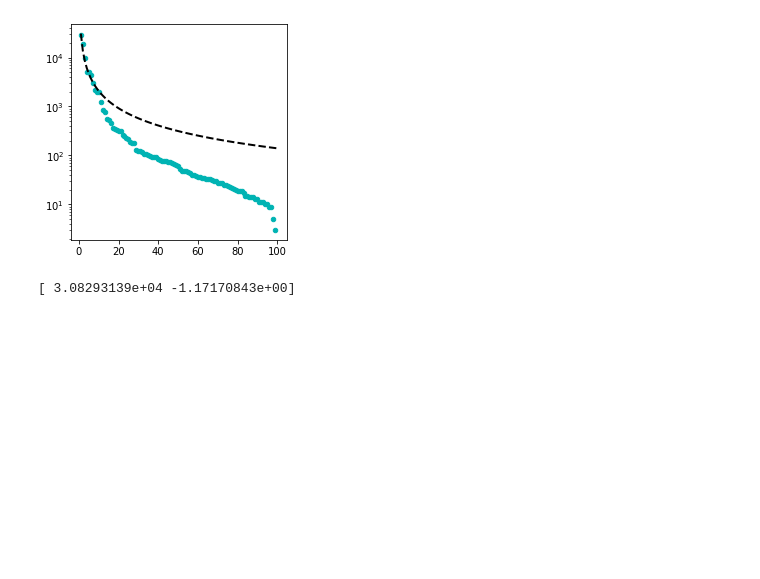
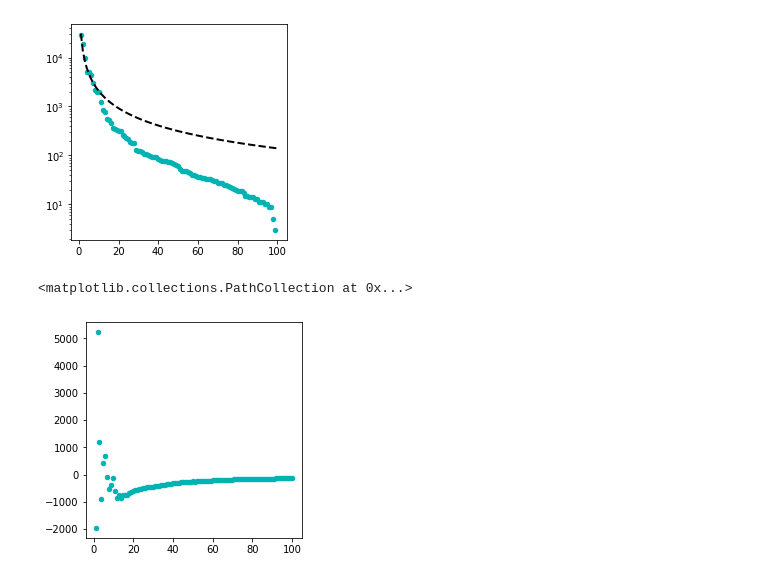
Before and after one commit to fedeb95/memes, a Jupyter notebook: Untitled.ipynb, the cells around one changed output. Saved outputs shown, nothing was run; the diff lists cells and outputs as text; code cells hidden in the pictures; blank space fills up the shorter version.

Commit message:
add exponential and residuals

```diff
--- a/Untitled.ipynb
+++ b/Untitled.ipynb
@@ -54,8 +58,11 @@ def power_law(x, a, b):
+# %%
+func = power_law
 # %%
 # Prepare data for fitting
 tmp_data = last['score']
 x_data = [i for i in range(1, len(tmp_data)+1)]
-y_data = tmp_data.astype(np.int64).to_numpy()
+x_data = np.float64(x_data)
+y_data = tmp_data.astype(np.float64).to_numpy()
 # %%
 # Fit the data
-pars, cov = curve_fit(f=power_law, xdata=x_data, ydata=y_data, p0=[0, 0], bounds=(-np.inf, np.inf))
+pars, cov = curve_fit(f=func, xdata=x_data, ydata=y_data, p0=[0, 0], bounds=(-np.inf, np.inf))
@@ -62,7 +76,7 @@ pars, cov = curve_fit(f=power_law, xdata=x_data, ydata=y_data, p0=[0, 0], bounds
 # %%
 # Get the standard deviations of the parameters (square roots of the # diagonal of the covariance)
 stdevs = np.sqrt(np.diag(cov))# Calculate the residuals
-res = y_data - power_law(x_data, *pars)
+res = y_data - func(x_data, *pars)
 # %%
 fig = plt.figure(figsize=(3, 3))
 ax = fig.add_axes([0, 0, 1, 1])
@@ -78,7 +92,10 @@ ax.plot(x_data, power_law(x_data, *pars), linestyle='--', linewidth=2, color='bl
 # %% [output]
 [<matplotlib.lines.Line2D at 0x...>]
 [figure]
-# %%
-print(pars)
-# %% [output]
-[ 3.08293139e+04 -1.17170843e+00]
+# %%
+fig = plt.figure(figsize=(3, 3))
+ax = fig.add_axes([0, 0, 1, 1])
+ax.scatter(x_data, res, s=20, color='#00b3b3', label='Residuals')
+# %% [output]
+<matplotlib.collections.PathCollection at 0x...>
+[figure, added]
```
Also changed, not shown: parts of 3 cells of this notebook.
